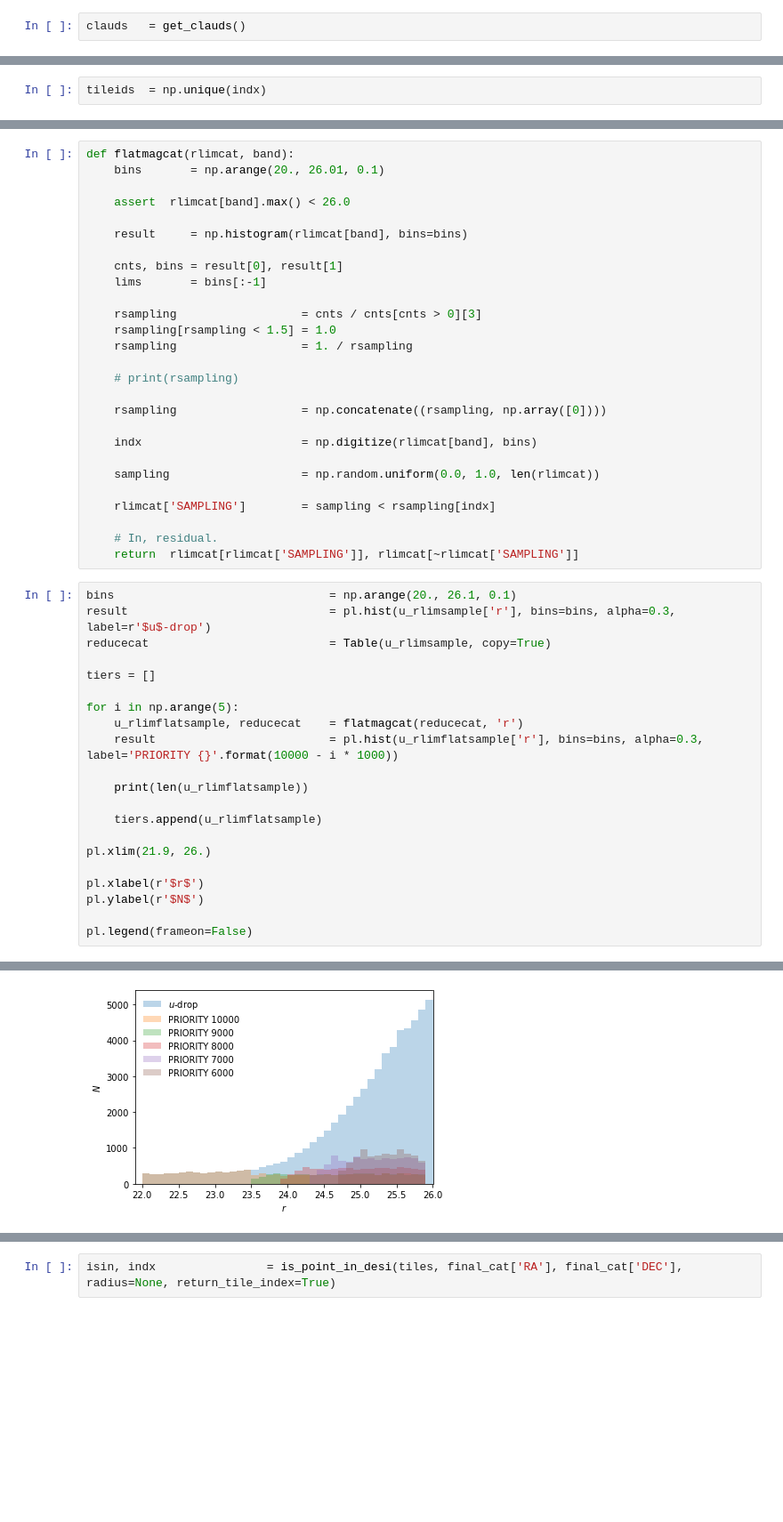
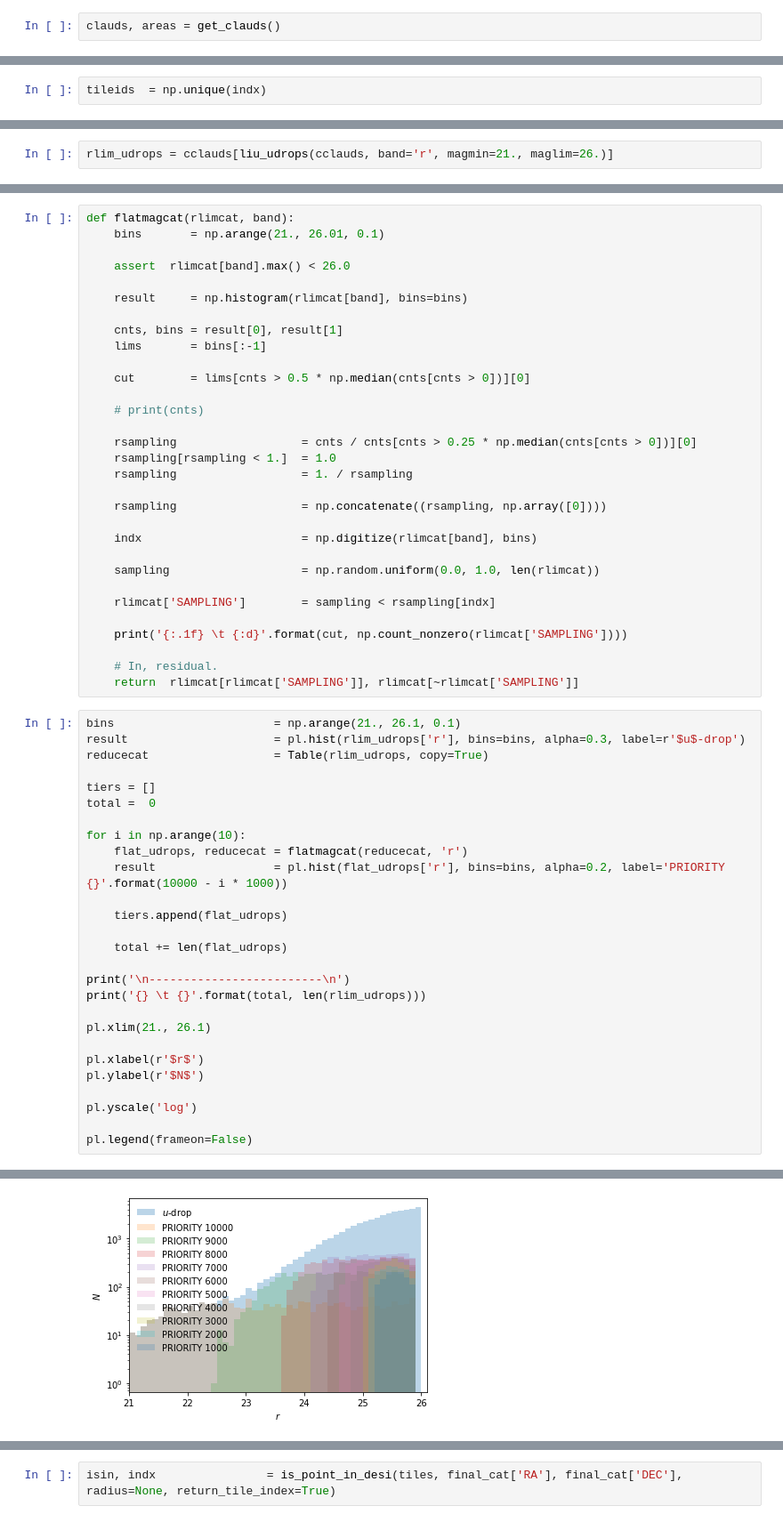
Before and after one commit to michaelJwilson/DESILBG, a Jupyter notebook: target/proposals/docs/desilbg-clauds.ipynb, the cells around one changed output, grey strips where cells are left out. Shown at 89% size. Cells and saved outputs as stored; diff of their text form; blank space fills up the shorter version.

```diff
--- a/target/proposals/docs/desilbg-clauds.ipynb
+++ b/target/proposals/docs/desilbg-clauds.ipynb
@@ -92,6 +105,6 @@ tiles       = Table(io.load_tiles())
 # %%
 # vvds   = get_vvds()
 # %%
-clauds   = get_clauds()
+clauds, areas = get_clauds()
 # %%
 cclauds  = clauds['COSMOS']
@@ -295 +330,3 @@ u_rlimsample = cclauds[u_rlimsample]
+# %%
+rlim_udrops = cclauds[liu_udrops(cclauds, band='r', magmin=21., maglim=26.)]
 # %%
@@ -333,6 +356,6 @@ Table length=61462
 # %%
 def flatmagcat(rlimcat, band):
-    bins       = np.arange(20., 26.01, 0.1)
+    bins       = np.arange(21., 26.01, 0.1)
 
     assert  rlimcat[band].max() < 26.0
 
@@ -341,11 +364,13 @@ def flatmagcat(rlimcat, band):
     cnts, bins = result[0], result[1]
     lims       = bins[:-1]
 
-    rsampling                  = cnts / cnts[cnts > 0][3]
-    rsampling[rsampling < 1.5] = 1.0
+    cut        = lims[cnts > 0.5 * np.median(cnts[cnts > 0])][0]
+
+    # print(cnts)
+
+    rsampling                  = cnts / cnts[cnts > 0.25 * np.median(cnts[cnts > 0])][0]
+    rsampling[rsampling < 1.]  = 1.0
     rsampling                  = 1. / rsampling
-
-    # print(rsampling)
 
     rsampling                  = np.concatenate((rsampling, np.array([0])))
 
@@ -355,27 +380,35 @@ def flatmagcat(rlimcat, band):
 
     rlimcat['SAMPLING']        = sampling < rsampling[indx]
 
+    print('{:.1f} \t {:d}'.format(cut, np.count_nonzero(rlimcat['SAMPLING'])))
+
     # In, residual.
     return  rlimcat[rlimcat['SAMPLING']], rlimcat[~rlimcat['SAMPLING']]
 # %%
-bins                               = np.arange(20., 26.1, 0.1)
-result                             = pl.hist(u_rlimsample['r'], bins=bins, alpha=0.3, label=r'$u$-drop')
-reducecat                          = Table(u_rlimsample, copy=True)
+bins                       = np.arange(21., 26.1, 0.1)
+result                     = pl.hist(rlim_udrops['r'], bins=bins, alpha=0.3, label=r'$u$-drop')
+reducecat                  = Table(rlim_udrops, copy=True)
 
 tiers = []
+total =  0
 
-for i in np.arange(5):
-    u_rlimflatsample, reducecat    = flatmagcat(reducecat, 'r')
-    result                         = pl.hist(u_rlimflatsample['r'], bins=bins, alpha=0.3, label='PRIORITY {}'.format(10000 - i * 1000))
+for i in np.arange(10):
+    flat_udrops, reducecat = flatmagcat(reducecat, 'r')
+    result                 = pl.hist(flat_udrops['r'], bins=bins, alpha=0.2, label='PRIORITY {}'.format(10000 - i * 1000))
 
-    print(len(u_rlimflatsample))
+    tiers.append(flat_udrops)
 
-    tiers.append(u_rlimflatsample)
+    total += len(flat_udrops)
 
-pl.xlim(21.9, 26.)
+print('\n-------------------------\n')
+print('{} \t {}'.format(total, len(rlim_udrops)))
+
+pl.xlim(21., 26.1)
 
 pl.xlabel(r'$r$')
 pl.ylabel(r'$N$')
 
+pl.yscale('log')
+
 pl.legend(frameon=False)
 # %% [output]
@@ -387,2 +429,2 @@ pl.legend(frameon=False)
 <matplotlib.legend.Legend at 0x...>
-[figure, old version]
+[figure, new version]
```
Also changed, not shown: parts of 44 cells of this notebook, 7 other files.
